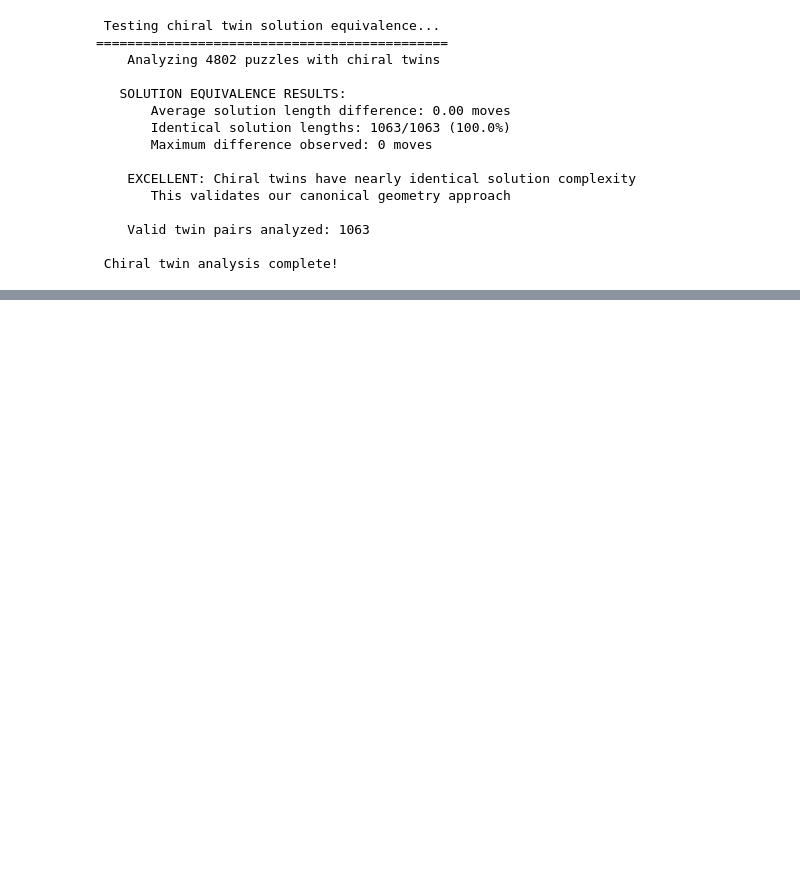
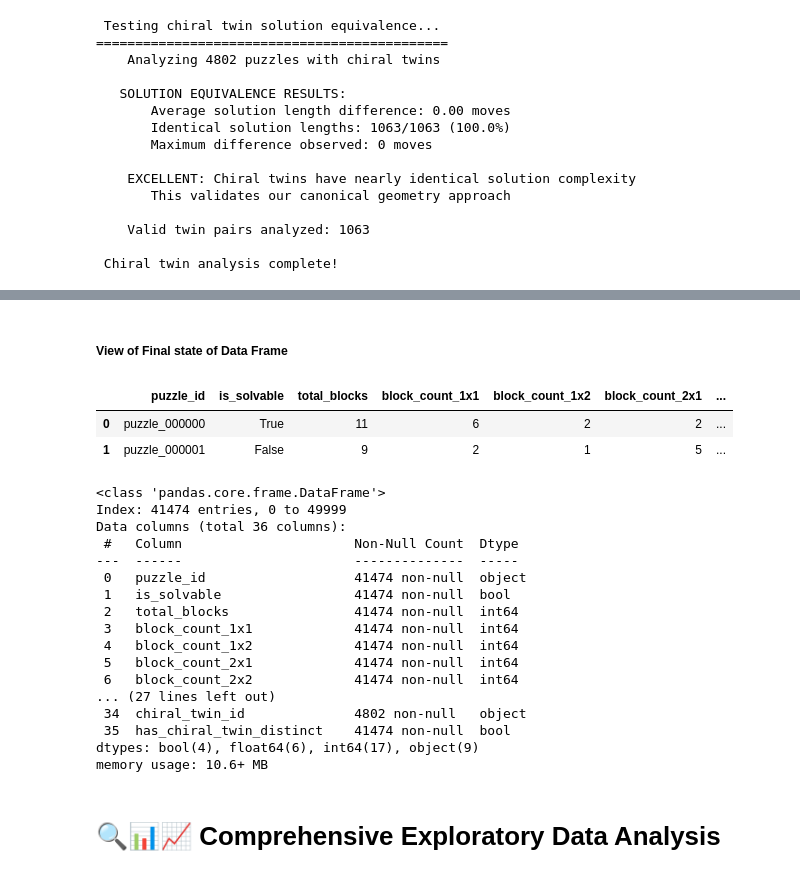
Before and after one commit to kshitij0001/Klotski-Data-Analysis, a Jupyter notebook: backend/Klotski_ML_Analysis_Portfolio.ipynb, the cells around one changed output, grey strips where cells are left out. Cells and saved outputs as stored; diff of their text form; code cells hidden in the pictures; blank space fills up the shorter version.

```diff
--- a/backend/Klotski_ML_Analysis_Portfolio.ipynb
+++ b/backend/Klotski_ML_Analysis_Portfolio.ipynb
@@ -968,0 +1112,26 @@ df.head()
+# %%
+
+print("Chiral Twin Definition Analysis")
+print('='*32)
+# Create corrected definition based on mirror invariant groups
+canon_nunique = df_analysis.groupby('mirror_invariant_key')['mirror_canonical'].transform('nunique')
+df_analysis['has_chiral_twin_distinct'] = (canon_nunique >= 2)
+
+# Compare the two definitions
+original_count = df_analysis['has_chiral_twin'].sum()
+corrected_count = df_analysis['has_chiral_twin_distinct'].sum()
+agreement = (df_analysis['has_chiral_twin'] == df_analysis['has_chiral_twin_distinct']).sum()
+
+print("Chiral Twin Definition Comparison:")
+print(f"   Original definition: {original_count:,} puzzles")
+print(f"   Corrected definition: {corrected_count:,} puzzles")
+print(f"   Difference: {corrected_count - original_count:+,} puzzles")
+print(f"   Agreement rate: {agreement/len(df_analysis)*100:.1f}%")
+
+# Store results for later use
+chiral_results = {
+    'original_count': original_count,
+    'corrected_count': corrected_count,
+    'agreement_rate': agreement/len(df_analysis)
+}
+print("Chiral definition analysis complete!\n")
@@ -968,0 +1460,30 @@ df.head()
+# %% [markdown]
+##### View of Final state of Data Frame
+# %%
+# Get the enhanced dataframe with the new column
+display(df_analysis.head(2))
+# Checking info on the enhanced version
+df_analysis.info()
+# %% [output]
+|  | puzzle_id | is_solvable | total_blocks | block_count_1x1 | block_count_1x2 | block_count_2x1 | ... |
+| 0 | puzzle_000000 | True | 11 | 6 | 2 | 2 | ... |
+| 1 | puzzle_000001 | False | 9 | 2 | 1 | 5 | ... |
+<class 'pandas.core.frame.DataFrame'>
+Index: 41474 entries, 0 to 49999
+Data columns (total 36 columns):
+ #   Column                      Non-Null Count  Dtype
+---  ------                      --------------  -----
+ 0   puzzle_id                   41474 non-null  object
+ 1   is_solvable                 41474 non-null  bool
+ 2   total_blocks                41474 non-null  int64
+ 3   block_count_1x1             41474 non-null  int64
+ 4   block_count_1x2             41474 non-null  int64
+ 5   block_count_2x1             41474 non-null  int64
+ 6   block_count_2x2             41474 non-null  int64
+... (27 lines left out)
+ 34  chiral_twin_id              4802 non-null   object
+ 35  has_chiral_twin_distinct    41474 non-null  bool
+dtypes: bool(4), float64(6), int64(17), object(9)
+memory usage: 10.6+ MB
+# %% [markdown]
+# 🔍📊📈 Comprehensive Exploratory Data Analysis
```
Also changed, not shown: parts of 64 cells of this notebook.
